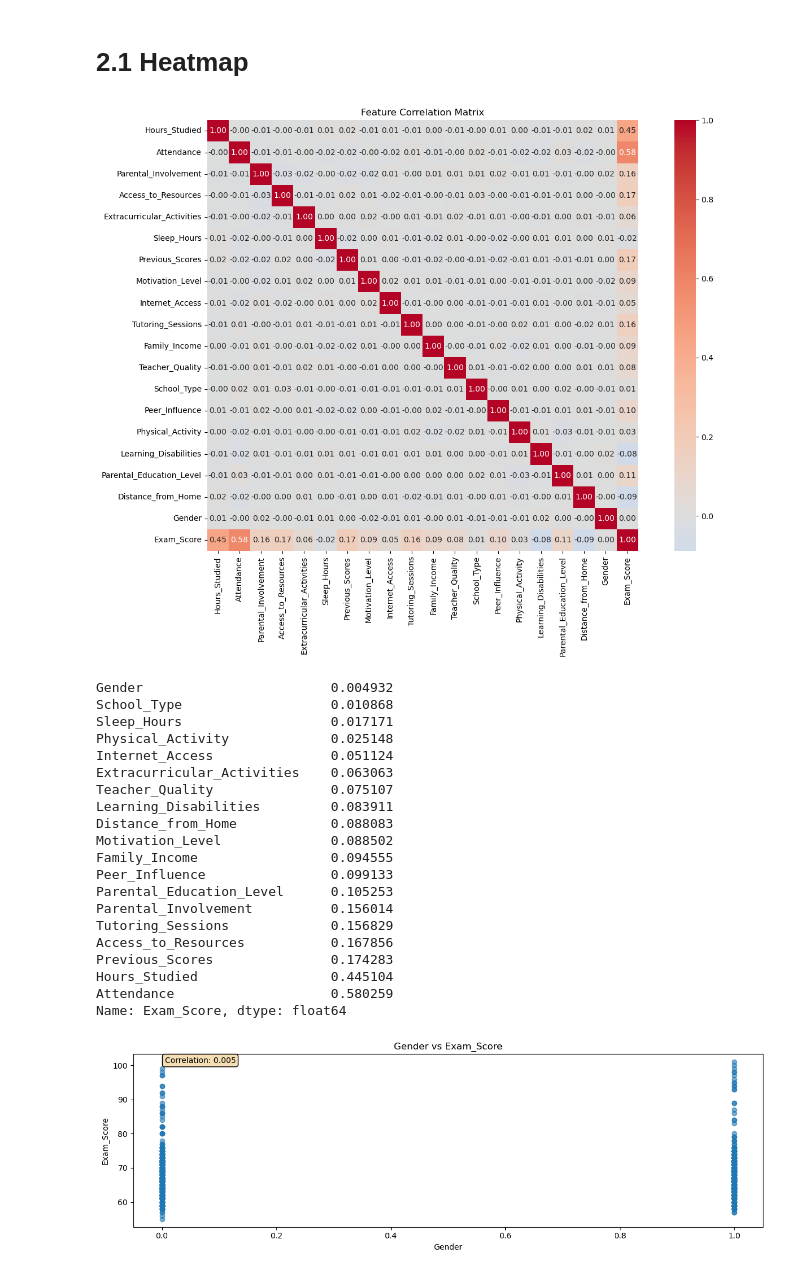
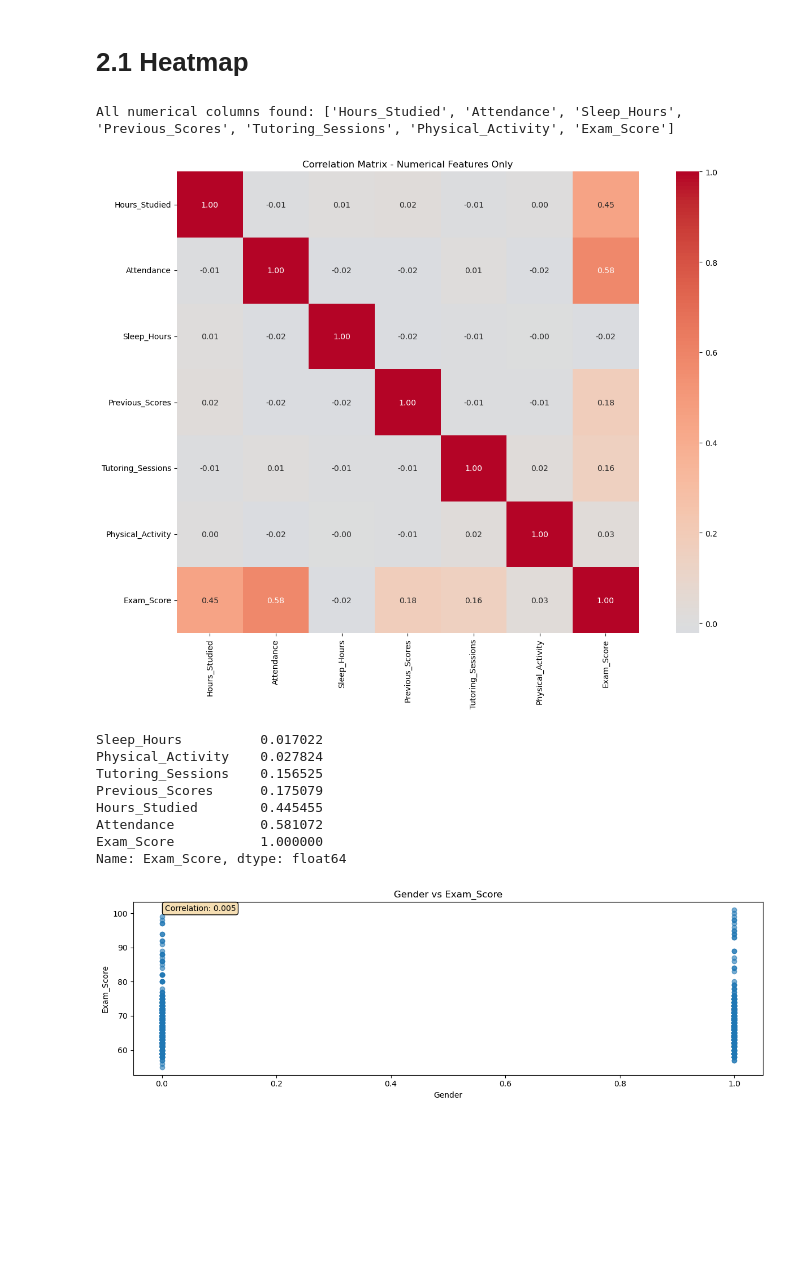
Before and after one commit to omar-desouki/Student-Score-Prediction-elevvo, a Jupyter notebook: old_trial/first_trial.ipynb, the cells around one changed output. Drawn from its saved outputs; the diff is of its cells as text; code cells hidden in the pictures; blank space fills up the shorter version.

```diff
--- a/dataset-analysis.ipynb
+++ b/old_trial/first_trial.ipynb
@@ -460,47 +460,43 @@ MAE: 1.0608
 # df_analysis = df_combined_standard.copy()
 
 #EDA on the pre normalized data -> so values makes sense
-df_analysis = df_dropped.copy()
+df_analysis = df.copy()
 # %% [markdown]
 # 2.1 Heatmap
-# %%
-# Correlation heatmap
-plt.figure(figsize=(14, 10))
-correlation_matrix = df_analysis.corr()
-sns.heatmap(correlation_matrix, annot=True, cmap='coolwarm', center=0,
-            square=True, fmt='.2f')
-plt.title('Feature Correlation Matrix')
-plt.tight_layout()
-plt.show()
-# %% [output]
-[figure, removed]
+# %%
+# Correlation heatmap for numerical features only
+plt.figure(figsize=(14, 10))
+
+# Get all numerical columns
+all_numerical_cols = df_analysis.select_dtypes(include=[np.number]).columns.tolist()
+print("All numerical columns found:", all_numerical_cols)
+
+# Create correlation matrix for numerical features only
+correlation_matrix_numeric = df_analysis[all_numerical_cols].corr()
+
+sns.heatmap(correlation_matrix_numeric, annot=True, cmap='coolwarm', center=0,
+            square=True, fmt='.2f')
+plt.title('Correlation Matrix - Numerical Features Only')
+plt.tight_layout()
+plt.show()
+# %% [output]
+All numerical columns found: ['Hours_Studied', 'Attendance', 'Sleep_Hours', 'Previous_Scores', 'Tutoring_Sessions', 'Physical_Activity', 'Exam_Score']
+[figure, added]
 # %%
 # it appears that there are some features with very low correlation with the target
 # we can drop them to reduce the complexity of the model
 
 # correlations with target
-exam_correlations = correlation_matrix['Exam_Score'].abs().sort_values(ascending=True)
-print(exam_correlations.head(19))
+exam_correlations = correlation_matrix_numeric['Exam_Score'].abs().sort_values(ascending=True)
+print(exam_correlations.head(len(all_numerical_cols)))
 # %% [output]
-Gender                        0.004932
-School_Type                   0.010868
-Sleep_Hours                   0.017171
-Physical_Activity             0.025148
-Internet_Access               0.051124
-Extracurricular_Activities    0.063063
-Teacher_Quality               0.075107
-Learning_Disabilities         0.083911
-Distance_from_Home            0.088083
-Motivation_Level              0.088502
-Family_Income                 0.094555
-Peer_Influence                0.099133
-Parental_Education_Level      0.105253
-Parental_Involvement          0.156014
-Tutoring_Sessions             0.156829
-Access_to_Resources           0.167856
-Previous_Scores               0.174283
-Hours_Studied                 0.445104
-Attendance                    0.580259
+Sleep_Hours          0.017022
+Physical_Activity    0.027824
+Tutoring_Sessions    0.156525
+Previous_Scores      0.175079
+Hours_Studied        0.445455
+Attendance           0.581072
+Exam_Score           1.000000
 Name: Exam_Score, dtype: float64
 # %%
 # we can make more plots to visualize the correlations for
```
Also changed, not shown: parts of 1 cell of this notebook, 3 other files.
